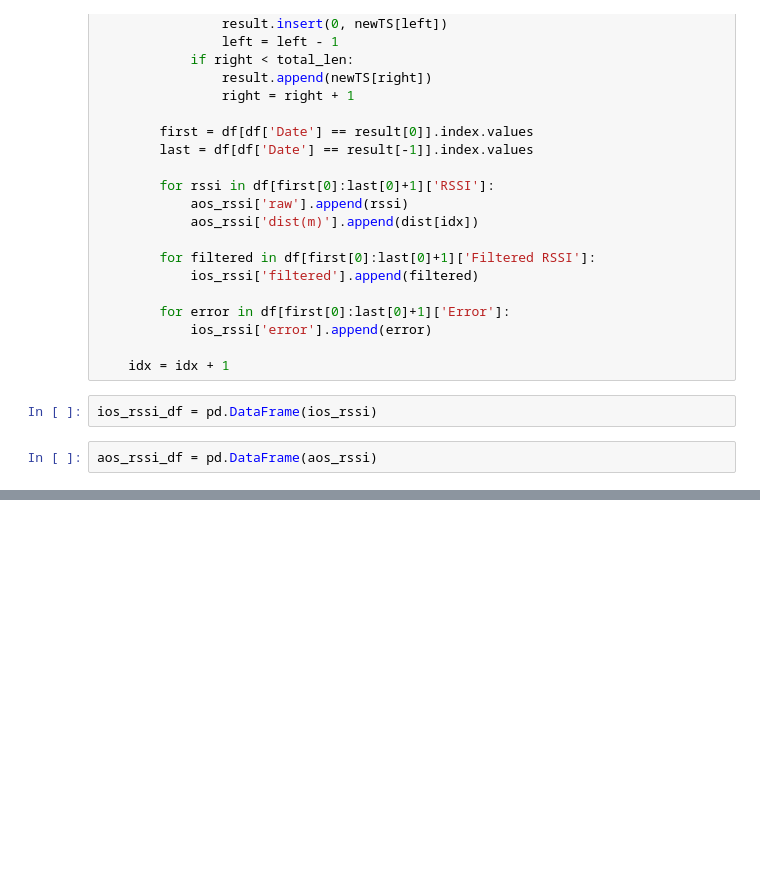
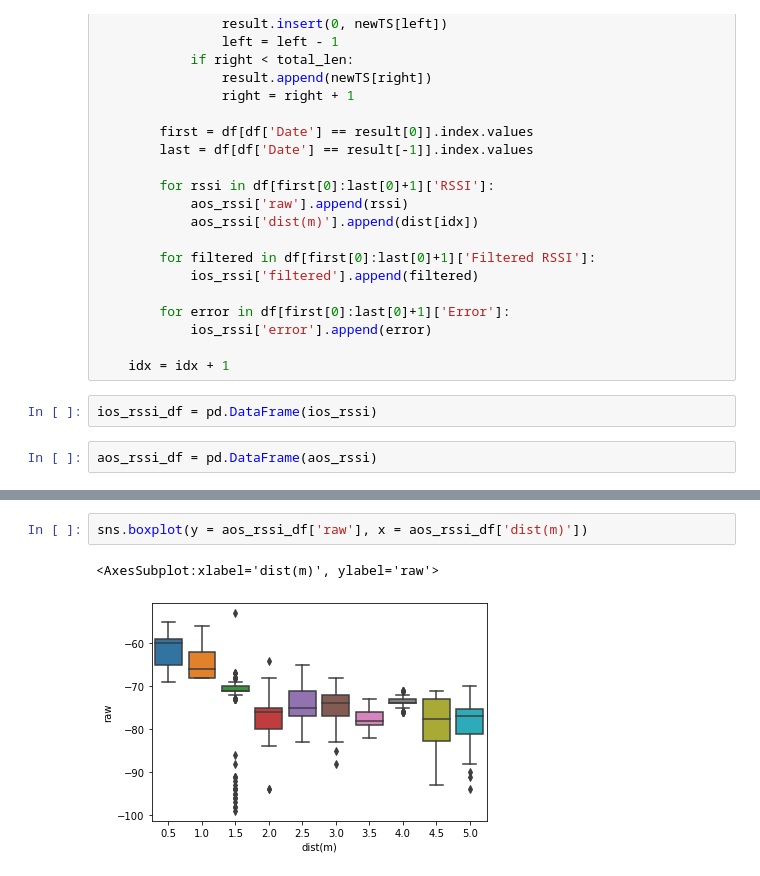
Before and after one commit to yoon-bang/BEST, a Jupyter notebook: Exp_DataSet_Test/exp3_kalman_filter.ipynb, the cells around one changed output, grey strips where cells are left out. Cells and saved outputs as stored; diff of their text form; blank space fills up the shorter version.

```diff
--- a/Exp_DataSet_Test/exp3_kalman_filter.ipynb
+++ b/Exp_DataSet_Test/exp3_kalman_filter.ipynb
@@ -152,3 +157,8 @@ sns.boxplot(y = ios_rssi_df['filtered'], x = ios_rssi_df['dist(m)'])
+# %%
+sns.boxplot(y = aos_rssi_df['raw'], x = aos_rssi_df['dist(m)'])
+# %% [output]
+<AxesSubplot:xlabel='dist(m)', ylabel='raw'>
+[figure, added]
 # %%
 sns.boxplot(y = ios_rssi_df['raw'], x = ios_rssi_df['dist(m)'])
 # %% [output]
```
Also changed, not shown: parts of 5 cells of this notebook.
